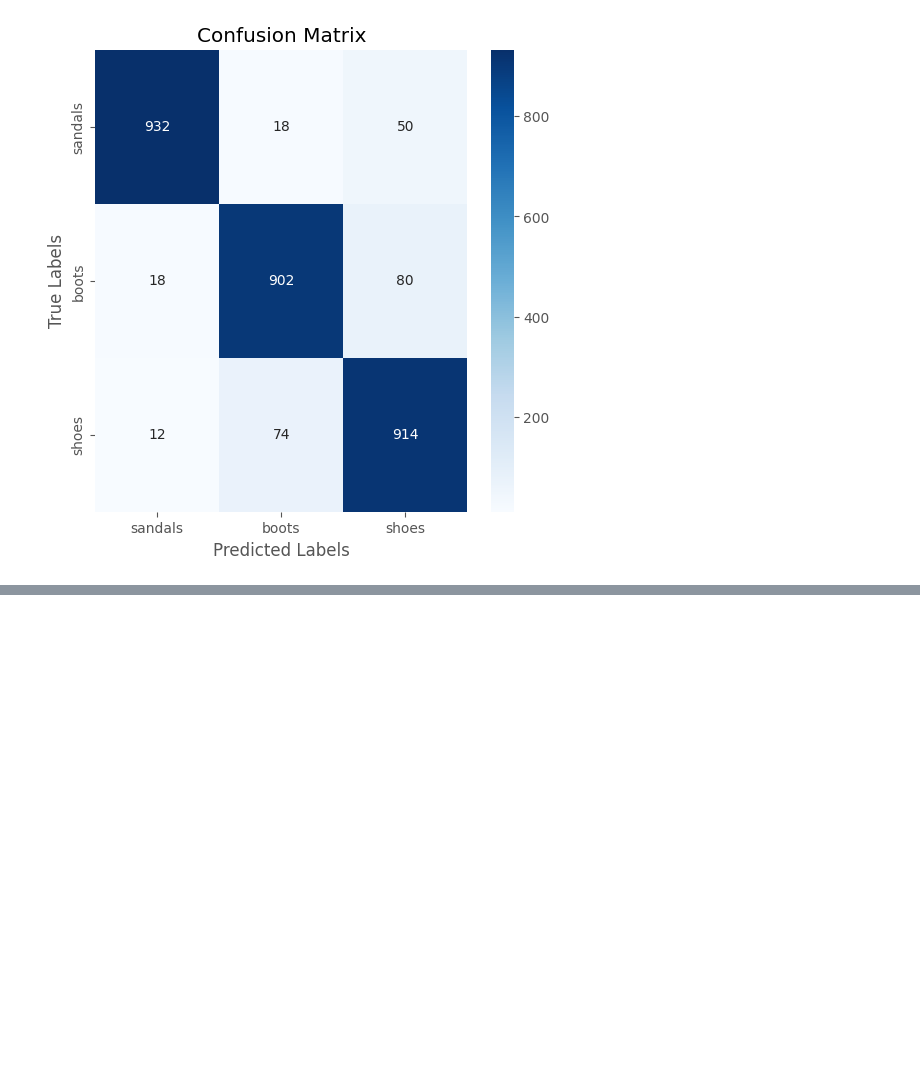
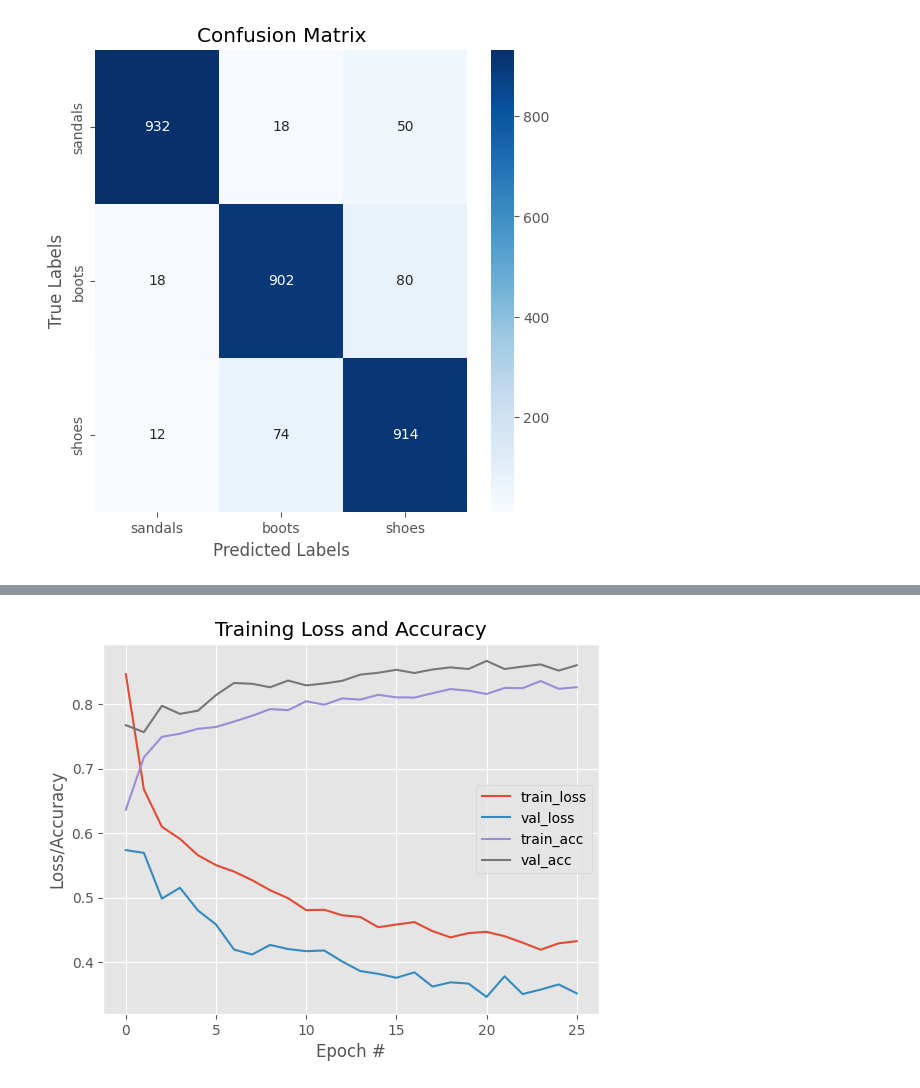
Before and after one commit to gersonviav/cnn_clasification_shoes_sandal_boots, a Jupyter notebook: CNN_MAESTRIA.ipynb, the cells around one changed output, grey strips where cells are left out. Cells and saved outputs as stored; diff of their text form; code cells hidden in the pictures; blank space fills up the shorter version.

```diff
--- a/CNN_MAESTRIA.ipynb
+++ b/CNN_MAESTRIA.ipynb
@@ -1335,0 +1338,4 @@ plt.show()
+# %%
+# Ajustar datos que estaban en (64, 64) para llevarlos a (299, 299)
+trainX_resized = tf.image.resize(x_train, (299, 299)).numpy()
+testX_resized  = tf.image.resize(x_test, (299, 299)).numpy()
@@ -1335,0 +1389,10 @@ plt.show()
+# %%
+from tensorflow.keras.callbacks import EarlyStopping
+from tensorflow.keras.layers import BatchNormalization
+
+# Definimos dimensiones de nuestros datos de entrada (adaptada a InceptionV3).
+input_shape = (299, 299, 3)
+base_model = InceptionV3(weights='imagenet', include_top=False, input_shape=input_shape)
+
+# Mostramos la arquitectura del modelo base para ver la estructura
+print(base_model.summary())
@@ -1335,0 +1483,12 @@ plt.show()
+# %%
+# Entrenamos la red usando el data augmentation.
+# subset="training" y subset="validation" hacen uso de validation_split=0.2,
+# definido en nuestro datagen.
+
+H = model.fit(
+    datagen.flow(trainX_resized, trainY, batch_size=32, subset="training"),
+    validation_data=datagen.flow(trainX_resized, trainY, batch_size=32, subset="validation"),
+    epochs=50,
+    verbose=1,
+    callbacks=[early_stopping]
+)
@@ -1335,0 +1535,18 @@ plt.show()
+# %%
+# Las pérdidas y accuracies finales pueden haber sido menos de 50 epochs
+# si early_stopping detuvo el entrenamiento antes.
+plt.style.use("ggplot")
+plt.figure()
+N = len(H.history["loss"])  # Número de épocas reales entrenadas
+
+plt.plot(np.arange(0, N), H.history["loss"], label="train_loss")
+plt.plot(np.arange(0, N), H.history["val_loss"], label="val_loss")
+plt.plot(np.arange(0, N), H.history["accuracy"], label="train_acc")
+plt.plot(np.arange(0, N), H.history["val_accuracy"], label="val_acc")
+plt.title("Training Loss and Accuracy")
+plt.xlabel("Epoch #")
+plt.ylabel("Loss/Accuracy")
+plt.legend()
+plt.show()
+# %% [output]
+[figure, added]
```
Also changed, not shown: parts of 21 cells of this notebook.
